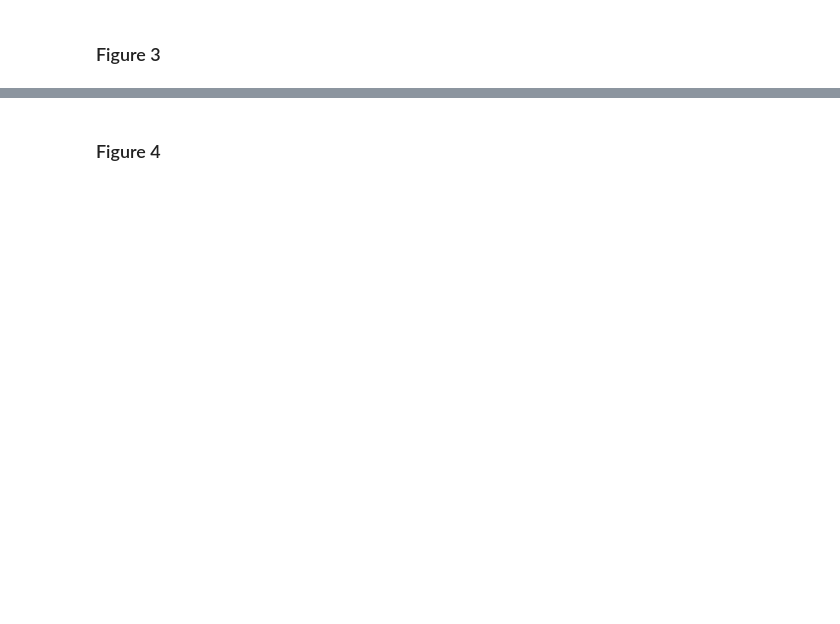
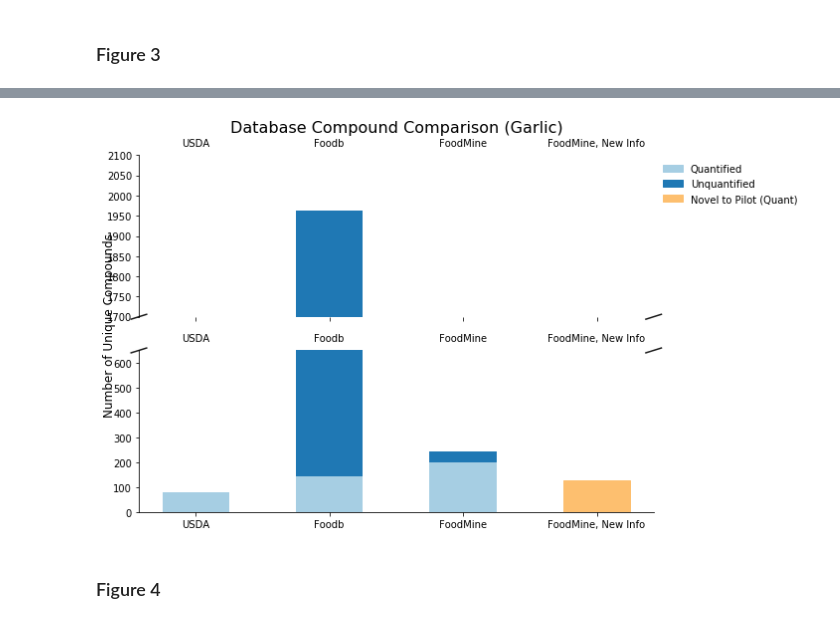
Before and after one commit to fhooton/FoodMine, a Jupyter notebook: Data_Statistics.ipynb, the cells around one changed output, grey strips where cells are left out. Saved outputs shown, nothing was run; the diff lists cells and outputs as text; code cells hidden in the pictures; blank space fills up the shorter version.

```diff
--- a/Data_Statistics.ipynb
+++ b/Data_Statistics.ipynb
@@ -602,7 +594,10 @@ uniquecolor = sns.color_palette("Paired")[6]
 # %%
 # Visualize final chems
-disp_nums = {'db' : ['USDA', 'Foodb', 'Pilot', 'Pilot, New Info'], 'Quantified' : [len(usda), fdb_quant_num, ntotal_qchems, nunique_qchems], 'Unquantified' : [0, fdb_unquant_num, ntotal_uchems, 0]}
+disp_nums = {'db' : ['USDA', 'Foodb', 'FoodMine', 'FoodMine, New Info'],
+             'Quantified' : [len(usda[usda.Nutr_Val != 0]), fdb_quant_num_nz, fm_q_nz, fm_u_nz],
+             'Zeros' : [len(usda[usda.Nutr_Val == 0]), fdb_quant_num_z, fm_q_z, fm_u_z],
+             'Unquantified' : [0, fdb_unquant_num, ntotal_uchems, 0]}
+
 disp_df = pd.DataFrame(disp_nums)
 
-disp_df['total'] = disp_df['Quantified'] + disp_df['Unquantified']
-disp_df
+disp_df['total'] = disp_df['Quantified'] + disp_df['Zeros'] + disp_df['Unquantified']
@@ -647,3 +604,69 @@ ax.legend(handles = [patch1, patch2, patch3], frameon = False, loc='upper left',
+# %%
+f, (ax, ax2) = plt.subplots(2, 1, sharex=True, figsize=(10,6))
+
+# plot the same data on both axes
+index = np.arange(4)
+bar_width = .5
+
+ax.bar(index, disp_df['total'], bar_width, color = unquantcolor)
+
+rects1 = ax2.bar(index, disp_df['Quantified'], bar_width, color = quantcolor)
+rects2 = ax2.bar(index, disp_df['Unquantified'], bar_width, bottom = disp_df['Quantified'], color = unquantcolor)
+
+# zoom-in / limit the view to different portions of the data
+ax.set_ylim(1700, 2100)  # outliers only
+ax2.set_ylim(0, 650)  # most of the data
+
+# Set the ticks and ticklabels for all axes
+plt.setp(ax2, xticks=index, xticklabels=disp_df['db'].tolist())
+
+# hide the spines between ax and ax2
+ax.spines['bottom'].set_visible(False)
+ax2.spines['top'].set_visible(False)
+ax.tick_params(labeltop='off', bottom='off')  # don't put tick labels at the top
+ax2.tick_params(labeltop='off', bottom='off')
+
+ax.spines['right'].set_visible(False)
+ax.spines['top'].set_visible(False)
+
+ax2.spines['right'].set_visible(False)
+ax2.spines['top'].set_visible(False)
+
+
+d = .015  # how big to make the diagonal lines in axes coordinates
+# arguments to pass to plot, just so we don't keep repeating them
+kwargs = dict(transform=ax.transAxes, color='k', clip_on=False)
+ax.plot((-d, +d), (-d, +d), **kwargs)        # top-left diagonal
+ax.plot((1 - d, 1 + d), (-d, +d), **kwargs)  # top-right diagonal
+
+kwargs.update(transform=ax2.transAxes)  # switch to the bottom axes
+ax2.plot((-d, +d), (1 - d, 1 + d), **kwargs)  # bottom-left diagonal
+ax2.plot((1 - d, 1 + d), (1 - d, 1 + d), **kwargs)  # bottom-right diagonal
+
+f.text(0.01, 0.5, 'Number of Unique Compounds', va='center', rotation='vertical', fontsize=12)
+ax.set_title(f'Database Compound Comparison ({food.capitalize()})', fontsize=16)
+
+def autolabel(rects):
+    """
+    Attach a text label above each bar displaying its height
+    """
+    for rect in rects:
+        height = rect.get_height()
+
+        ax.text(rect.get_x() + rect.get_width()/2., 1.05*height,
+                '%d' % int(height),
+                ha='center', va='bottom')
+
+ax2.get_children()[3].set_color(uniquecolor)
+
+patch1 = mpatches.Patch(color=quantcolor, label='Quantified')
+patch2 = mpatches.Patch(color=unquantcolor, label='Unquantified')
+patch3 = mpatches.Patch(color=uniquecolor, label='Novel to Pilot (Quant)')
+ax.legend(handles = [patch1, patch2, patch3], frameon = False, loc='upper left', bbox_to_anchor=(1, 1))
+
+plt.tight_layout()
+# %% [output]
+[figure, added]
 # %% [markdown]
 ### Figure 4
 # %%
```
Also changed, not shown: parts of 30 cells of this notebook.
